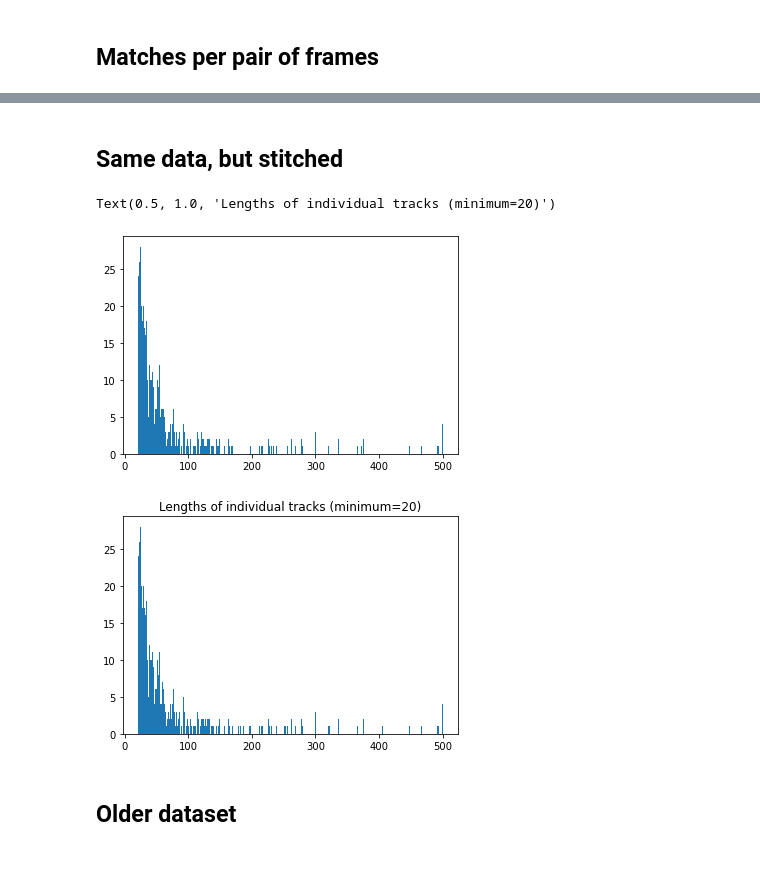
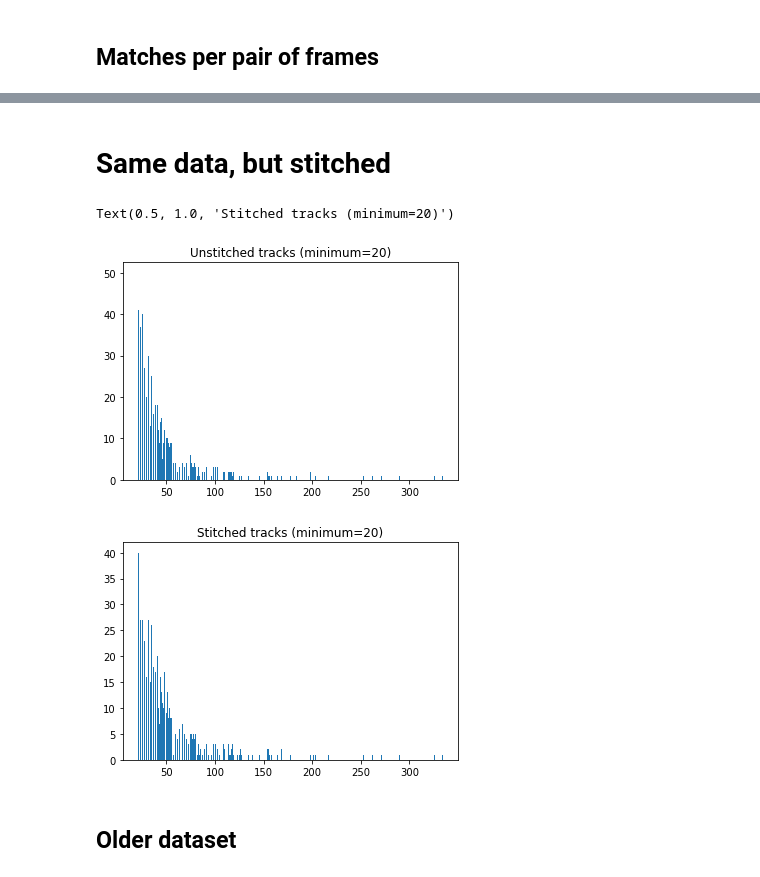
Before and after one commit to ch9nuk9/wbfm, a Jupyter notebook: example-feature-workflow/feature_alignment/Tracking_quality_tests.ipynb, the cells around one changed output, grey strips where cells are left out. Drawn from its saved outputs; the diff is of its cells as text; code cells hidden in the pictures.

```diff
--- a/example-feature-workflow/feature_alignment/Tracking_quality_tests.ipynb
+++ b/example-feature-workflow/feature_alignment/Tracking_quality_tests.ipynb
@@ -18,11 +18,13 @@ from DLC_for_WBFM.utils.feature_detection.utils_affine import *
 from DLC_for_WBFM.utils.feature_detection.class_reference_frame import PreprocessingSettings
 import pickle
 # %%
-fname = 'clust_df_dat_prealigned.pickle'
+which_suffix = 'affine-and-features'
+
+fname = f'clust_df_dat_{which_suffix}.pickle'
 with open(fname, 'rb') as f:
     clust_df = pickle.load(f)
 
-fname = 'match_dat_prealigned.pickle'
+fname = f'match_dat_{which_suffix}.pickle'
 with open(fname, 'rb') as f:
     all_matches, all_conf = pickle.load(f)
 # %%
@@ -67,23 +151,26 @@ Text(0.5, 1.0, 'Number of matches between each frame')
 # %% [markdown]
-## Same data, but stitched
+# Same data, but stitched
 # %%
-fname = 'clust_df_dat_prealigned-stitched.pickle'
+fname = f'clust_df_dat_{which_suffix}-stitched.pickle'
 with open(fname, 'rb') as f:
     clust_df2 = pickle.load(f)
 # %%
 all_len2 = clust_df2['slice_ind'].apply(len)
 # %%
+%matplotlib inline
+
 min_len = 20
 num_frames = 500
 bins = int((num_frames-min_len))
 plt.hist(all_len[all_len>min_len], bins=bins);
+plt.title(f"Unstitched tracks (minimum={min_len})")
 plt.figure()
 plt.hist(all_len2[all_len2>min_len], bins=bins);
-plt.title(f"Lengths of individual tracks (minimum={min_len})")
+plt.title(f"Stitched tracks (minimum={min_len})")
 # %% [output]
-Text(0.5, 1.0, 'Lengths of individual tracks (minimum=20)')
+Text(0.5, 1.0, 'Stitched tracks (minimum=20)')
-[figure, old version]
+[figure, new version]
-[figure, old version]
+[figure, new version]
 # %% [markdown]
 ## Older dataset
 # %%
```
Also changed, not shown: parts of 13 cells of this notebook, 4 other files.
